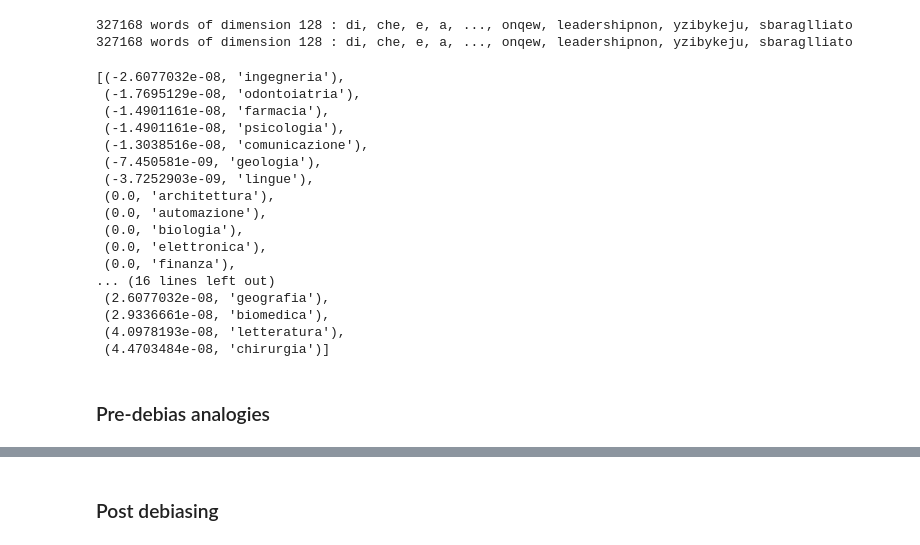
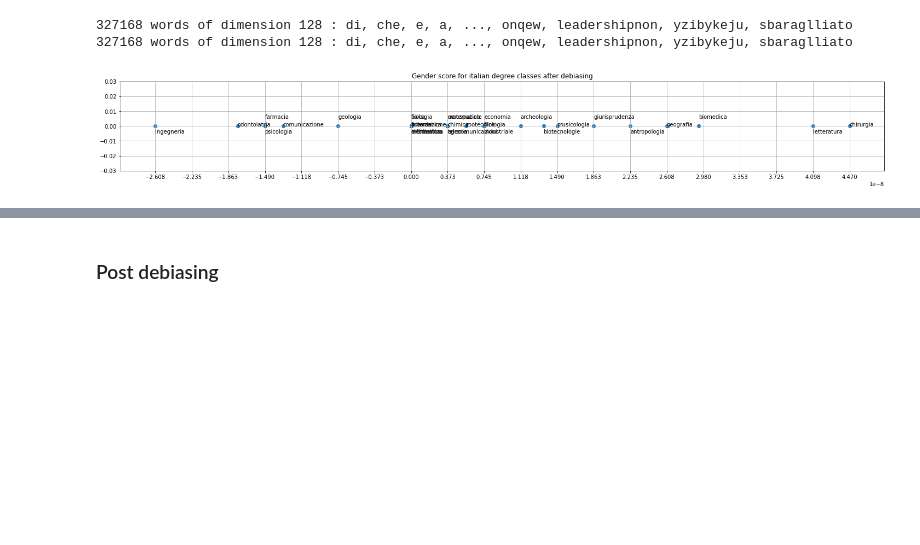
Before and after one commit to Erhtric/GenderDiscriminationNLP, a Jupyter notebook: debiasing_twitter.ipynb, the cells around one changed output, grey strips where cells are left out. Saved outputs shown, nothing was run; the diff lists cells and outputs as text; code cells hidden in the pictures; blank space fills up the shorter version.

```diff
--- a/debiasing_twitter.ipynb
+++ b/debiasing_twitter.ipynb
@@ -275,7 +186,7 @@ embeddings_deb = embeddings
 
 for i, w in enumerate(embeddings_deb.words):
     # For each word which is not gender specific, we remove the gendere direction.
-    if w in degree_classes_aliases.values():
+    if w in degree_class_names:
         embeddings_deb.vecs[i] = we.drop(embeddings_deb.vecs[i], gender_direction)
 embeddings_deb.normalize()
 
@@ -294,31 +205,26 @@ embeddings_deb.normalize()
 # %% [output]
 327168 words of dimension 128 : di, che, e, a, ..., onqew, leadershipnon, yzibykeju, sbaraglliato
 327168 words of dimension 128 : di, che, e, a, ..., onqew, leadershipnon, yzibykeju, sbaraglliato
-# %%
-sp = sorted([(embeddings_deb.v(w).dot(gender_direction), w) for w in degree_classes_aliases.values()])
-sp
-# %% [output]
-[(-2.6077032e-08, 'ingegneria'),
- (-1.7695129e-08, 'odontoiatria'),
- (-1.4901161e-08, 'farmacia'),
- (-1.4901161e-08, 'psicologia'),
- (-1.3038516e-08, 'comunicazione'),
- (-7.450581e-09, 'geologia'),
- (-3.7252903e-09, 'lingue'),
- (0.0, 'architettura'),
- (0.0, 'automazione'),
- (0.0, 'biologia'),
- (0.0, 'elettronica'),
- (0.0, 'finanza'),
-... (16 lines left out)
- (2.6077032e-08, 'geografia'),
- (2.9336661e-08, 'biomedica'),
- (4.0978193e-08, 'letteratura'),
- (4.4703484e-08, 'chirurgia')]
+# %%
+# compute gender score for each neutral word after debiasing
+gender_scores_deb = {w : embeddings_deb.v(w).dot(gender_direction) for w in degree_class_names}
+gender_scores_deb = dict(sorted(gender_scores_deb.items(), key=lambda item: item[1]))
+
+plt.figure(figsize=(25,3))
+plt.scatter(gender_scores_deb.values(), np.zeros(len(gender_scores_deb)))
+
+y_pos = [-0.005, 0.0, 0.005]
+for i, label in enumerate(gender_scores_deb):
+    plt.annotate(label, (gender_scores_deb[label], y_pos[i%len(y_pos)]))
+plt.ylim(-0.03, 0.03)
+plt.grid()
+plt.title("Gender score for italian degree classes after debiasing")
+plt.xticks(np.linspace(start=list(gender_scores_deb.values())[0], stop=list(gender_scores_deb.values())[-1], num=20))
+plt.show()
+# %% [output]
+[figure, added]
 # %%
 # convert WordEmbedding into word2vec format
 tmp_file='./embeddings/twitter_w2v_debiased.bin'
 embeddings_deb.save_w2v(tmp_file)
 w2v_embeddings_deb = KeyedVectors.load_word2vec_format(tmp_file, binary=True)
-# %% [markdown]
-### Pre-debias analogies
```
Also changed, not shown: parts of 13 cells of this notebook.
